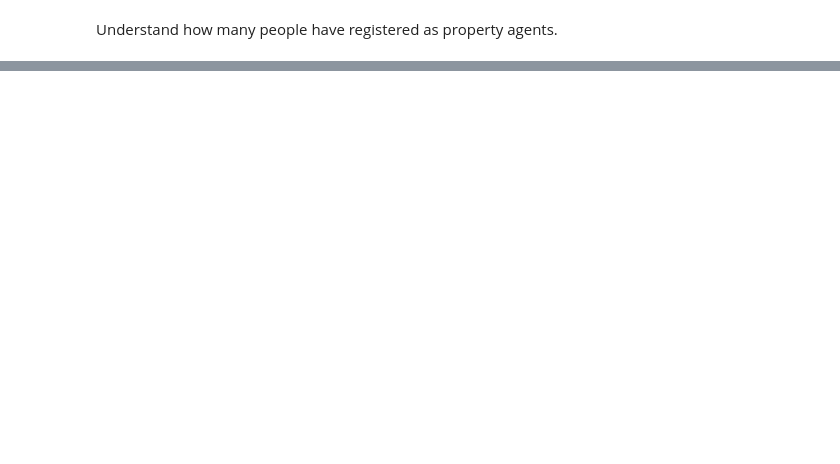
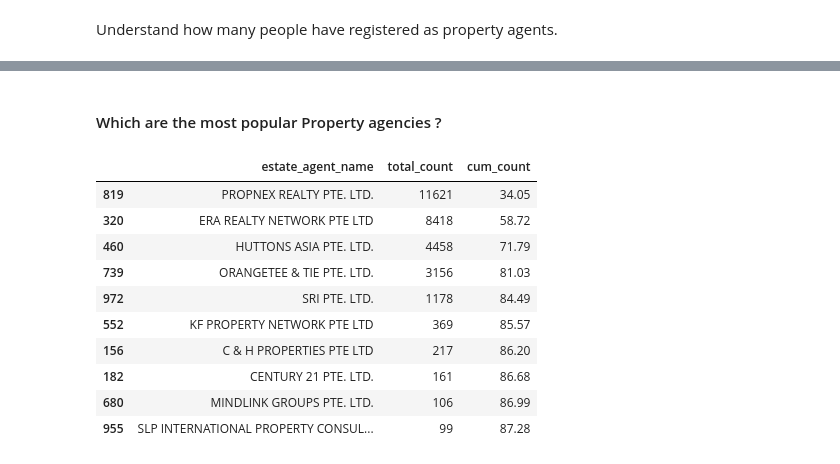
Before and after one commit to bhumika503/property_agents, a Jupyter notebook: ERA_SG.ipynb, the cells around one changed output, grey strips where cells are left out. Cells and saved outputs as stored; diff of their text form; code cells hidden in the pictures; blank space fills up the shorter version.

```diff
--- a/ERA_SG.ipynb
+++ b/ERA_SG.ipynb
@@ -91,0 +95,25 @@ Total no: of Estate agencies: 1136
+# %% [markdown]
+#### Which are the most popular Property agencies ?
+# %%
+df_grouped.rename(columns={'salesperson_name':'total_count'}, inplace=True)
+df_grouped['cum_count'] = round(df_grouped['total_count'].cumsum()/len(df) * 100 ,2)
+df_grouped
+
+
+# 80% of the agents are registered with 4 companies.
+# 1. Propnex Realty
+# 2. ERA Realty
+# 3. Huttons Asia
+# 4. OrangeTee & Tie Pte. Ltd.
+# %% [output]
+|  | estate_agent_name | total_count | cum_count |
+| 819 | PROPNEX REALTY PTE. LTD. | 11621 | 34.05 |
+| 320 | ERA REALTY NETWORK PTE LTD | 8418 | 58.72 |
+| 460 | HUTTONS ASIA PTE. LTD. | 4458 | 71.79 |
+| 739 | ORANGETEE & TIE PTE. LTD. | 3156 | 81.03 |
+| 972 | SRI PTE. LTD. | 1178 | 84.49 |
+| 552 | KF PROPERTY NETWORK PTE LTD | 369 | 85.57 |
+| 156 | C & H PROPERTIES PTE LTD | 217 | 86.20 |
+| 182 | CENTURY 21 PTE. LTD. | 161 | 86.68 |
+| 680 | MINDLINK GROUPS PTE. LTD. | 106 | 86.99 |
+| 955 | SLP INTERNATIONAL PROPERTY CONSUL... | 99 | 87.28 |
```
Also changed, not shown: parts of 8 cells of this notebook, 1 other file.
